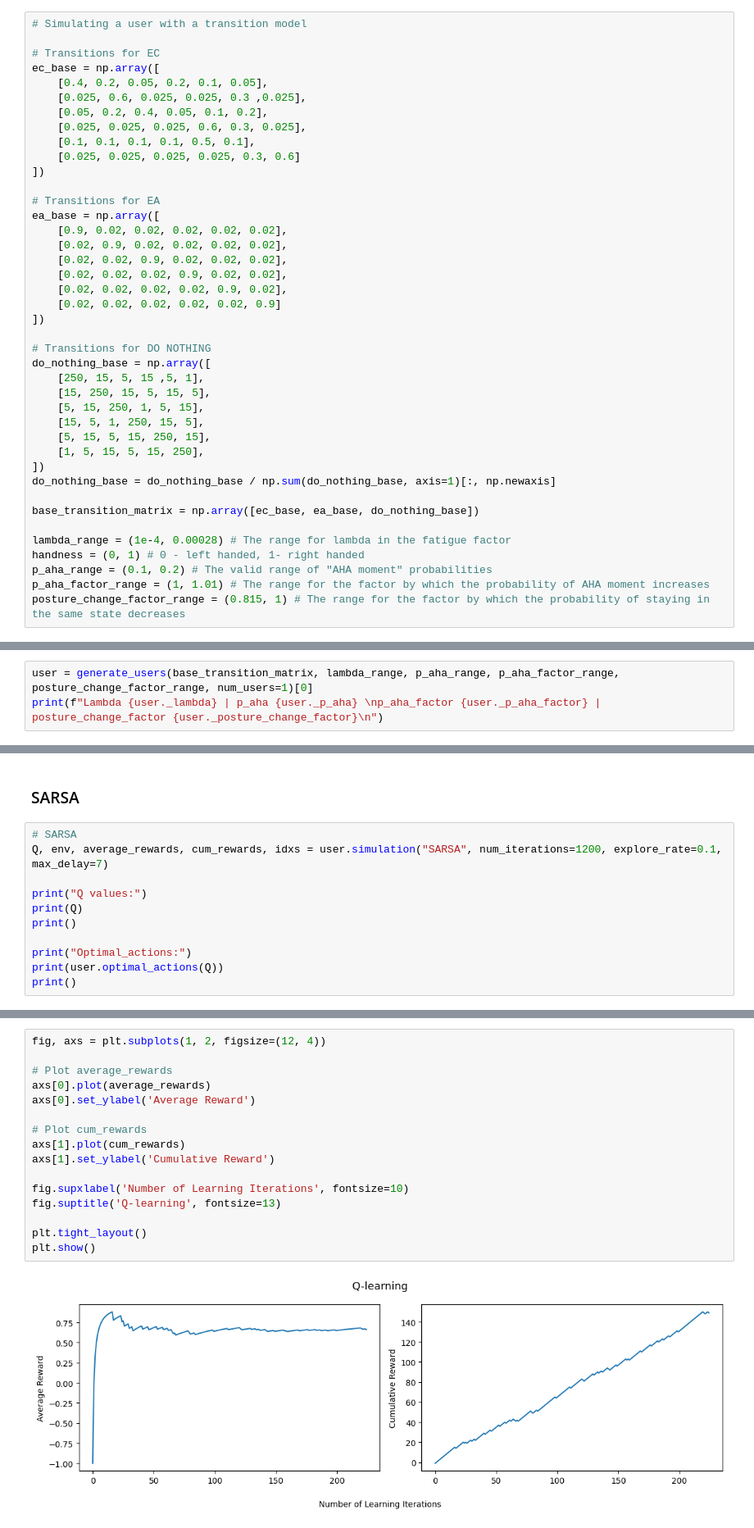
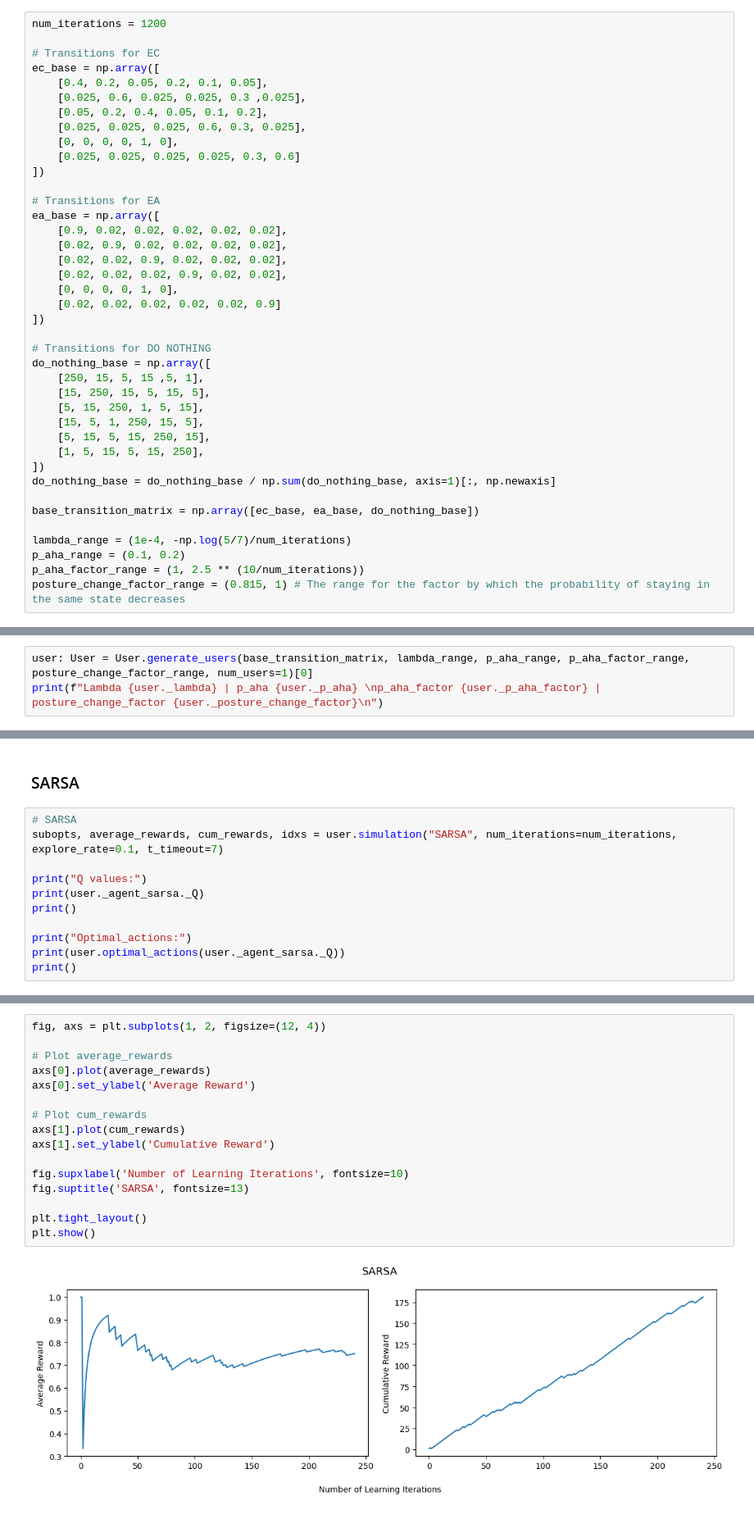
Before and after one commit to cyalbert25/EE568-StudentRLProject-1, a Jupyter notebook: WriteUpRight.ipynb, the cells around one changed output, grey strips where cells are left out. Shown: that part at 82% size. Drawn from its saved outputs; the diff is of its cells as text.

```diff
--- a/WriteUpRight.ipynb
+++ b/WriteUpRight.ipynb
@@ -327,7 +11,7 @@ def generate_users(base_transition_matrix, lambda_range, p_aha_range, p_aha_fact
 # %% [markdown]
 ## Base user parameters
 # %%
-# Simulating a user with a transition model
+num_iterations = 1200
 
 # Transitions for EC
 ec_base = np.array([
@@ -335,7 +19,7 @@ ec_base = np.array([
     [0.025, 0.6, 0.025, 0.025, 0.3 ,0.025],
     [0.05, 0.2, 0.4, 0.05, 0.1, 0.2],
     [0.025, 0.025, 0.025, 0.6, 0.3, 0.025],
-    [0.1, 0.1, 0.1, 0.1, 0.5, 0.1],
+    [0, 0, 0, 0, 1, 0],
     [0.025, 0.025, 0.025, 0.025, 0.3, 0.6]
 ])
 
@@ -345,7 +29,7 @@ ea_base = np.array([
     [0.02, 0.9, 0.02, 0.02, 0.02, 0.02],
     [0.02, 0.02, 0.9, 0.02, 0.02, 0.02],
     [0.02, 0.02, 0.02, 0.9, 0.02, 0.02],
-    [0.02, 0.02, 0.02, 0.02, 0.9, 0.02],
+    [0, 0, 0, 0, 1, 0],
     [0.02, 0.02, 0.02, 0.02, 0.02, 0.9]
 ])
 
@@ -362,14 +46,13 @@ do_nothing_base = do_nothing_base / np.sum(do_nothing_base, axis=1)[:, np.newaxi
 
 base_transition_matrix = np.array([ec_base, ea_base, do_nothing_base])
 
-lambda_range = (1e-4, 0.00028) # The range for lambda in the fatigue factor
-handness = (0, 1) # 0 - left handed, 1- right handed
-p_aha_range = (0.1, 0.2) # The valid range of "AHA moment" probabilities
-p_aha_factor_range = (1, 1.01) # The range for the factor by which the probability of AHA moment increases
+lambda_range = (1e-4, -np.log(5/7)/num_iterations)
+p_aha_range = (0.1, 0.2)
+p_aha_factor_range = (1, 2.5 ** (10/num_iterations))
 posture_change_factor_range = (0.815, 1) # The range for the factor by which the probability of staying in the same state decreases
 # %% [markdown]
 ## Simulating a single user
 # %%
-user = generate_users(base_transition_matrix, lambda_range, p_aha_range, p_aha_factor_range, posture_change_factor_range, num_users=1)[0]
+user: User = User.generate_users(base_transition_matrix, lambda_range, p_aha_range, p_aha_factor_range, posture_change_factor_range, num_users=1)[0]
 print(f"Lambda {user._lambda} | p_aha {user._p_aha} \np_aha_factor {user._p_aha_factor} | posture_change_factor {user._posture_change_factor}\n")
 # %% [output]
@@ -422,14 +113,14 @@ plt.show()
 ### SARSA
 # %%
 # SARSA
-Q, env, average_rewards, cum_rewards, idxs = user.simulation("SARSA", num_iterations=1200, explore_rate=0.1, max_delay=7)
+subopts, average_rewards, cum_rewards, idxs = user.simulation("SARSA", num_iterations=num_iterations, explore_rate=0.1, t_timeout=7)
 
 print("Q values:")
-print(Q)
+print(user._agent_sarsa._Q)
 print()
 
 print("Optimal_actions:")
-print(user.optimal_actions(Q))
+print(user.optimal_actions(user._agent_sarsa._Q))
 print()
 # %% [output]
 Q values:
@@ -446,18 +137,18 @@ Optimal_actions:
 # %%
 fig, axs = plt.subplots(1, 2, figsize=(12, 4))
 
 # Plot average_rewards
 axs[0].plot(average_rewards)
 axs[0].set_ylabel('Average Reward')
 
 # Plot cum_rewards
 axs[1].plot(cum_rewards)
 axs[1].set_ylabel('Cumulative Reward')
 
 fig.supxlabel('Number of Learning Iterations', fontsize=10)
-fig.suptitle('Q-learning', fontsize=13)
+fig.suptitle('SARSA', fontsize=13)
 
 plt.tight_layout()
 plt.show()
 # %% [output]
-[figure, old version]
+[figure, new version]
```
Also changed, not shown: parts of 22 cells of this notebook, 4 other files.
